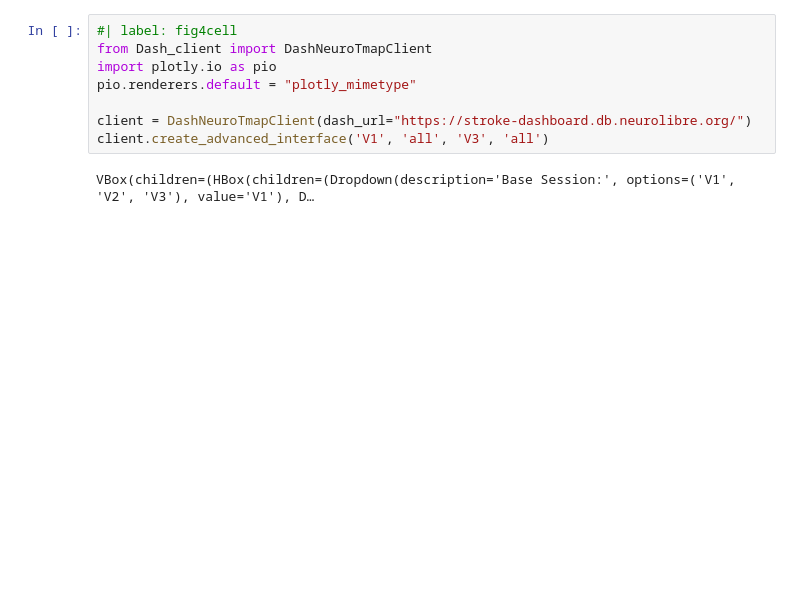
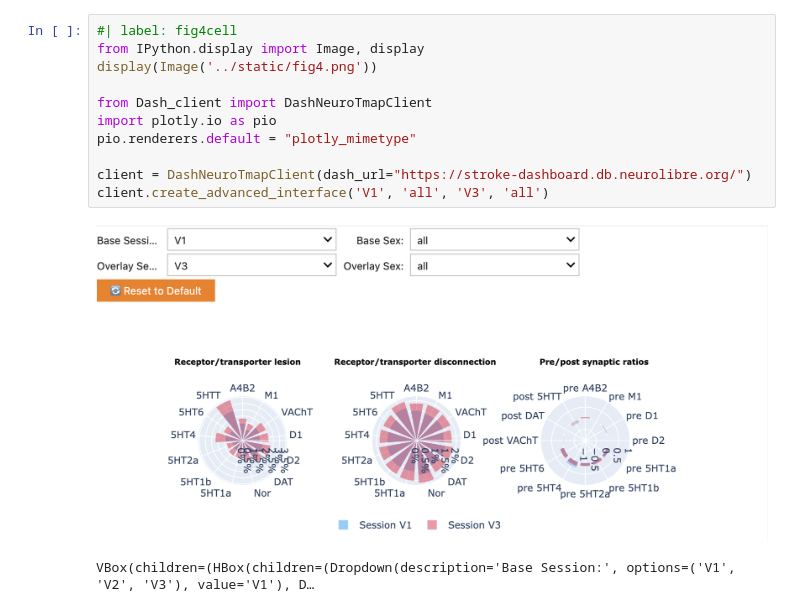
Before and after one commit to moranebienvenu/stroke_article, a Jupyter notebook: content/figure_3.ipynb, the cells around one changed output. Drawn from its saved outputs; the diff is of its cells as text; blank space fills up the shorter version.

Commit message:
static figures

```diff
--- a/content/figure_3.ipynb
+++ b/content/figure_3.ipynb
@@ -1,10 +1,14 @@
 # %%
 #| label: fig4cell
+from IPython.display import Image, display
+display(Image('../static/fig4.png'))
+
 from Dash_client import DashNeuroTmapClient
 import plotly.io as pio
 pio.renderers.default = "plotly_mimetype"
 
 client = DashNeuroTmapClient(dash_url="https://stroke-dashboard.db.neurolibre.org/")
 client.create_advanced_interface('V1', 'all', 'V3', 'all')
 # %% [output]
+[figure, added]
 VBox(children=(HBox(children=(Dropdown(description='Base Session:', options=('V1', 'V2', 'V3'), value='V1'), D…
```
Also changed, not shown: 6 other files.
